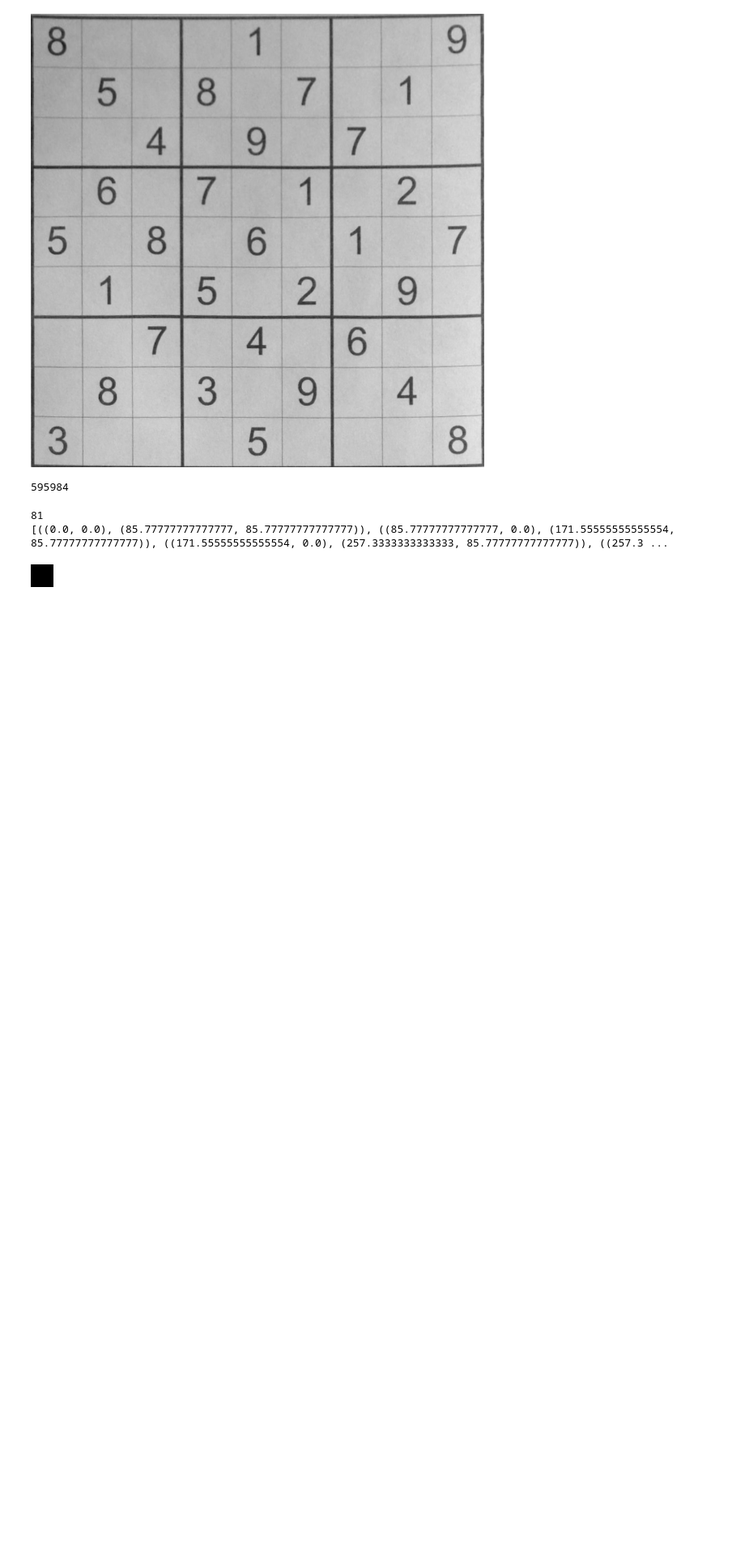
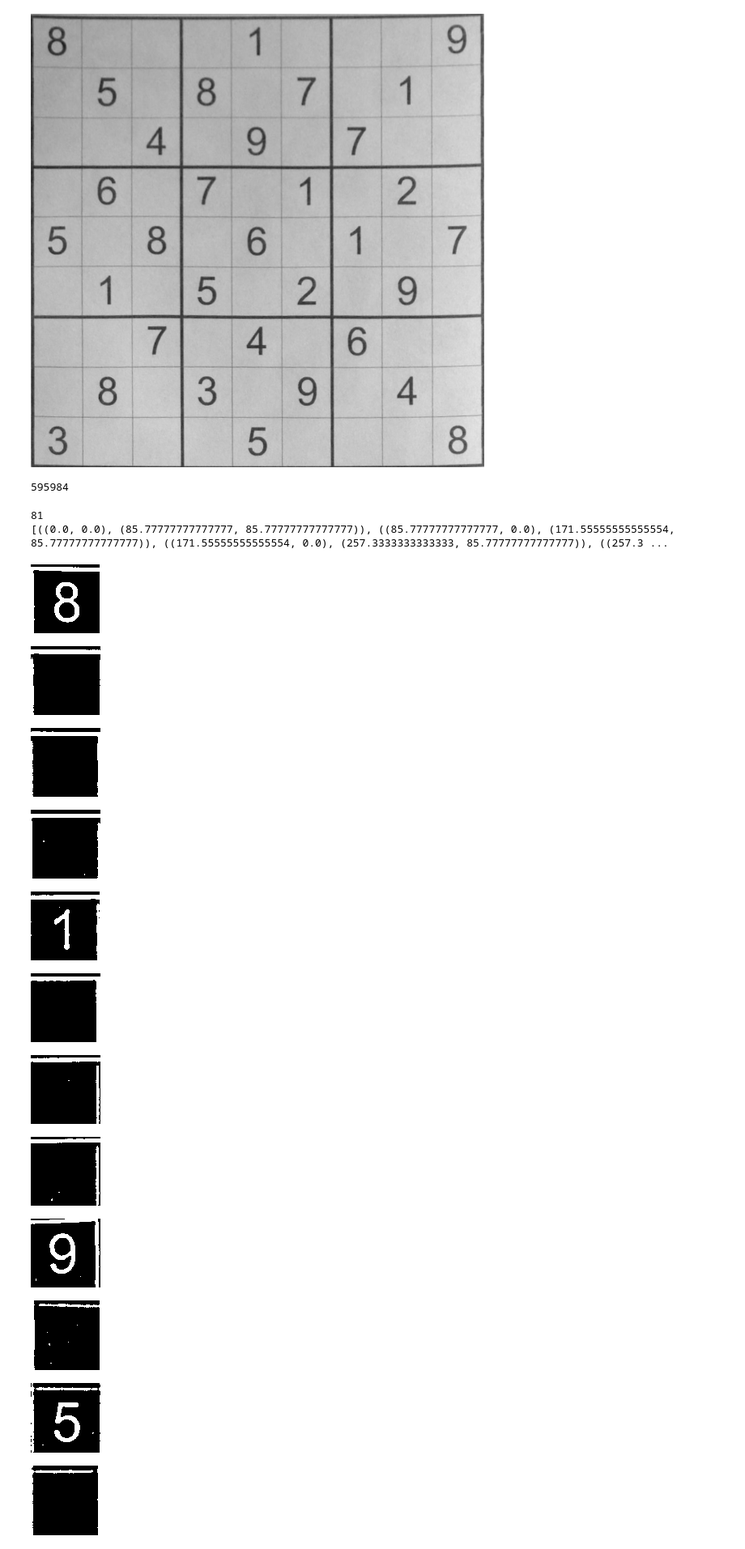
Before and after one commit to shambhavii13/SudokuSolver, a Jupyter notebook: Sudoku_Solver.ipynb, the cells around one changed output. Shown at 81% size. Saved outputs shown, nothing was run; the diff lists cells and outputs as text; code cells hidden in the pictures; blank space fills up the shorter version.

```diff
--- a/Sudoku_Solver.ipynb
+++ b/Sudoku_Solver.ipynb
@@ -219,26 +219,46 @@ def scale_and_centre(img, size, margin=0, background=0):
 	img = cv2.copyMakeBorder(img, t_pad, b_pad, l_pad, r_pad, cv2.BORDER_CONSTANT, None, background)
 	return cv2.resize(img, (size, size))
 def extract_digit(img, rect, size):
-    digit = cut_from_rect(img, rect)
-    # print(digit.item(0,0),"kyaa")
-    h, w = digit.shape[:2]
-    margin = int(np.mean([h, w]) / 2.5)
-    # print(margin)
-    _, bbox, seed = find_largest_feature(digit, [margin, margin], [w
-    - margin, h - margin])
-    digit = cut_from_rect(digit, bbox)
-    # Image.fromarray(digit, ).show()
-    w = bbox[1][0] - bbox[0][0]
-    h = bbox[1][1] - bbox[0][1]
+	"""Extracts a digit (if one exists) from a Sudoku square."""
 
-    if w > 0 and h > 0 and (w * h) > 100 and len(digit) > 0:
-        return scale_and_centre(digit, size, 4)
-    else:
-        return np.zeros((size, size), np.uint8)
+	digit = cut_from_rect(img, rect)  # Get the digit box from the whole square
+	Image.fromarray(digit, ).show()
+	# Use fill feature finding to get the largest feature in middle of the box
+	# Margin used to define an area in the middle we would expect to find a pixel belonging to the digit
+	h, w = digit.shape[:2]
+	margin = int(np.mean([h, w]) / 2.5)
+	_, bbox, seed = find_largest_feature(digit, [margin, margin], [w - margin, h - margin])
+	digit = cut_from_rect(digit, bbox)
+
+	# Scale and pad the digit so that it fits a square of the digit size we're using for machine learning
+	w = bbox[1][0] - bbox[0][0]
+	h = bbox[1][1] - bbox[0][1]
+
+	# Ignore any small bounding boxes
+	if w > 0 and h > 0 and (w * h) > 100 and len(digit) > 0:
+		return scale_and_centre(digit, size, 4)
+	else:
+		return np.zeros((size, size), np.uint8)
+# %%
+#preprocess wimg
+proc2 = cv2.GaussianBlur(wimg.copy(), (9, 9), 0)
+proc2 = cv2.adaptiveThreshold(proc2, 255, cv2.ADAPTIVE_THRESH_GAUSSIAN_C, cv2.THRESH_BINARY, 11, 2)
+proc2 = cv2.bitwise_not(proc2, proc2)
 # %%
 digits = []
 for square in squares:
-    digits.append(extract_digit(wimg.copy(), square, 28))
+    digits.append(extract_digit(proc2.copy(), square, 28))
 Image.fromarray(digits[0], ).show()
 # %% [output]
-[figure, old version]
+[figure, new version]
+[figure, added]
+[figure, added]
+[figure, added]
+[figure, added]
+[figure, added]
+[figure, added]
+[figure, added]
+[figure, added]
+[figure, added]
+[figure, added]
+[figure, added]
```
Also changed, not shown: parts of 18 cells of this notebook.
